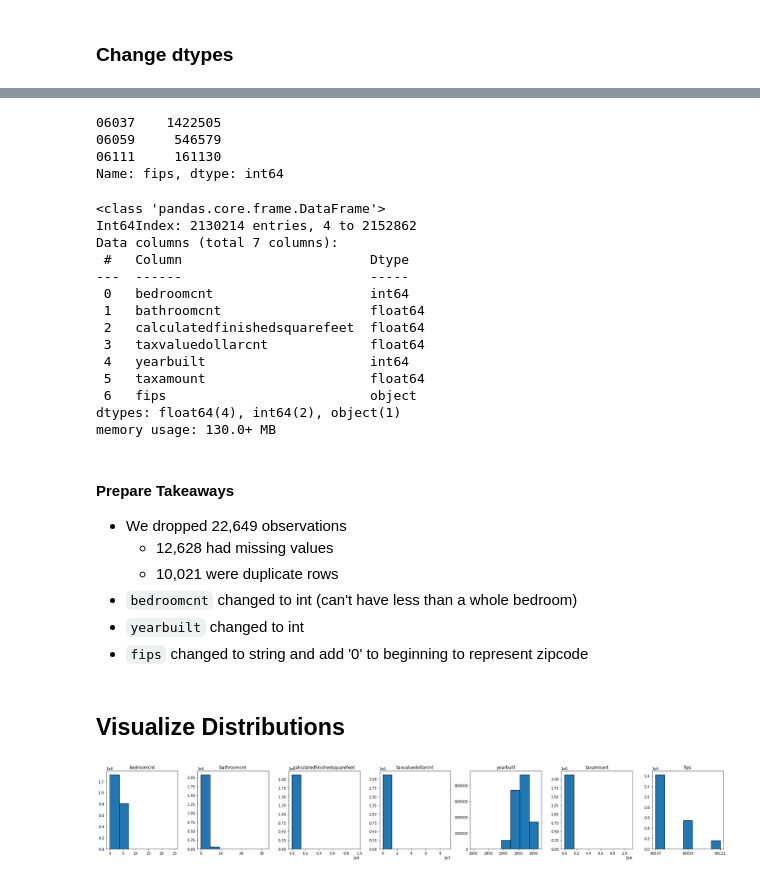
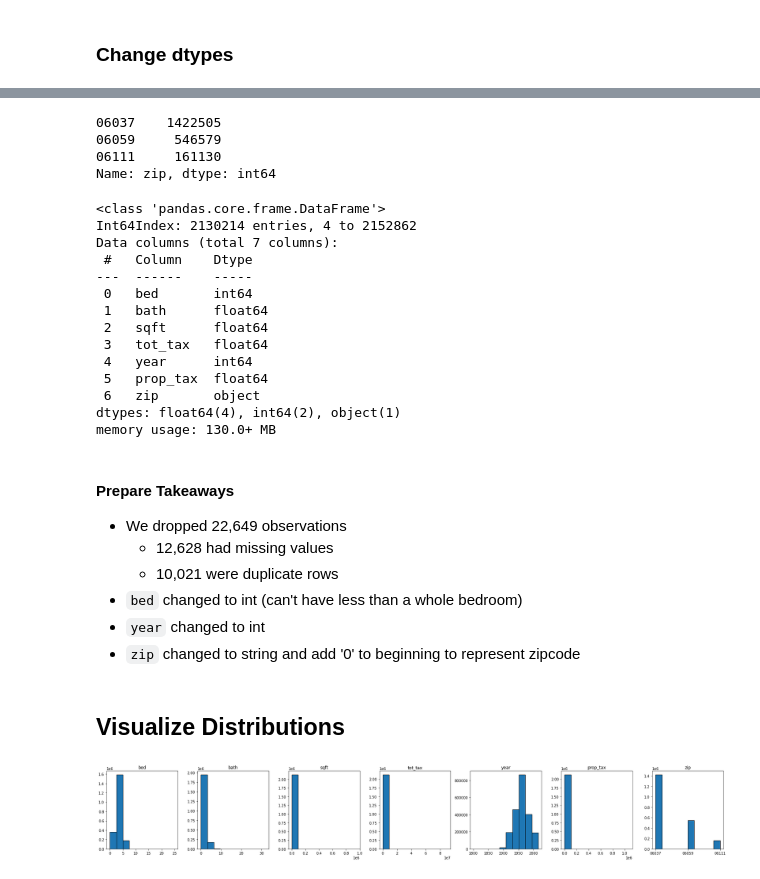
Before and after one commit to Jason-Tellez/regression-exercises, a Jupyter notebook: wrangle.ipynb, the cells around one changed output, grey strips where cells are left out. Saved outputs shown, nothing was run; the diff lists cells and outputs as text; code cells hidden in the pictures.

```diff
--- a/wrangle.ipynb
+++ b/wrangle.ipynb
@@ -166 +175,9 @@ df.duplicated().sum()
+# %%
+df = df.rename(columns={'bedroomcnt': 'bed',
+                       'bathroomcnt': 'bath',
+                       'calculatedfinishedsquarefeet': 'sqft',
+                       'taxvaluedollarcnt': 'tot_tax',
+                       'yearbuilt': 'year',
+                       'taxamount': 'prop_tax',
+                       'fips': 'zip'})
 # %% [markdown]
@@ -231,33 +246,33 @@ Data columns (total 7 columns):
 dtypes: float64(7)
 memory usage: 130.0 MB
-# %%
-df['bedroomcnt'] = df.bedroomcnt.astype(int)
-# %%
-df['yearbuilt'] = df.yearbuilt.astype(int)
 # %%
-df['fips'] = '0' + df.fips.astype(int).astype(str)
+df['bed'] = df.bed.astype(int)
+
+df['year'] = df.year.astype(int)
+
+df['zip'] = '0' + df.zip.astype(int).astype(str)
 # %%
-df['fips'].value_counts()
+df['zip'].value_counts()
 # %% [output]
 06037    1422505
 06059     546579
 06111     161130
-Name: fips, dtype: int64
+Name: zip, dtype: int64
 # %%
 df.info()
 # %% [output]
 <class 'pandas.core.frame.DataFrame'>
 Int64Index: 2130214 entries, 4 to 2152862
 Data columns (total 7 columns):
- #   Column                        Dtype
----  ------                        -----
- 0   bedroomcnt                    int64
- 1   bathroomcnt                   float64
- 2   calculatedfinishedsquarefeet  float64
- 3   taxvaluedollarcnt             float64
- 4   yearbuilt                     int64
- 5   taxamount                     float64
- 6   fips                          object
+ #   Column    Dtype
+---  ------    -----
+ 0   bed       int64
+ 1   bath      float64
+ 2   sqft      float64
+ 3   tot_tax   float64
+ 4   year      int64
+ 5   prop_tax  float64
+ 6   zip       object
 dtypes: float64(4), int64(2), object(1)
 memory usage: 130.0+ MB
 # %% [markdown]
@@ -266,35 +281,35 @@ memory usage: 130.0+ MB
 - We dropped 22,649 observations
     - 12,628 had missing values
     - 10,021 were duplicate rows
-- `bedroomcnt` changed to int (can't have less than a whole bedroom)
-- `yearbuilt` changed to int
-- `fips` changed to string and add '0' to beginning to represent zipcode
+- `bed` changed to int (can't have less than a whole bedroom)
+- `year` changed to int
+- `zip` changed to string and add '0' to beginning to represent zipcode
 # %% [markdown]
 ## Visualize Distributions
 # %%
 plt.figure(figsize=(25,4))
 
 for i, col in enumerate(df.columns):
 
     # i starts at 0, but plot nos should start at 1
     plot_number = i + 1
 
     # Create subplot.
     plt.subplot(1,7, plot_number)
 
     # Title with column name.
     plt.title(col)
 
     # Display histogram for column.
-    df[col].hist(bins=7, edgecolor='black')
+    df[col].hist(bins=10, edgecolor='black')
 
     # Hide gridlines.
     plt.grid(False)
 
     # fit plots clearly
     plt.tight_layout()
 # %% [output]
-[figure, old version]
+[figure, new version]
 # %%
 plt.figure(figsize=(20,10))
 plt.title('Box plots')
```
Also changed, not shown: parts of 20 cells of this notebook, 5 other files.
